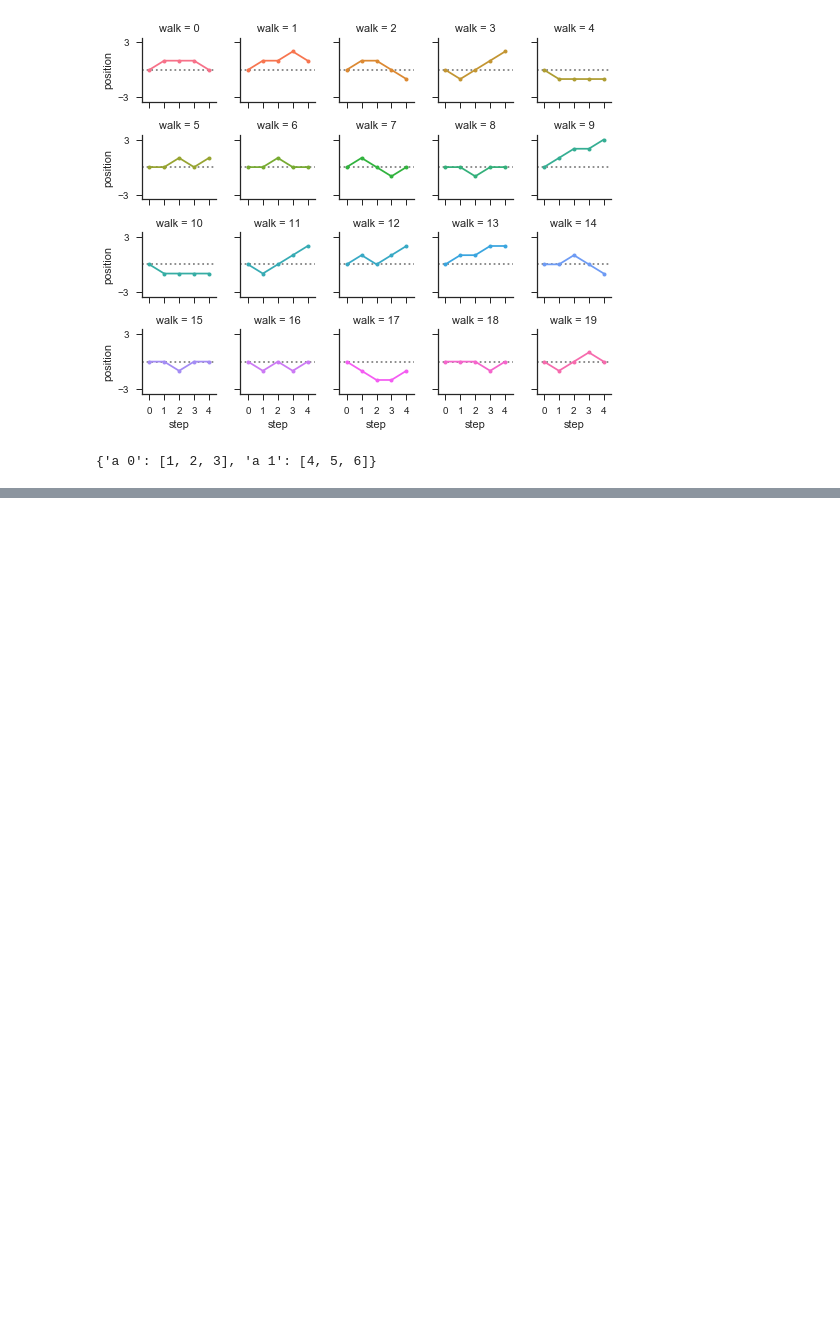
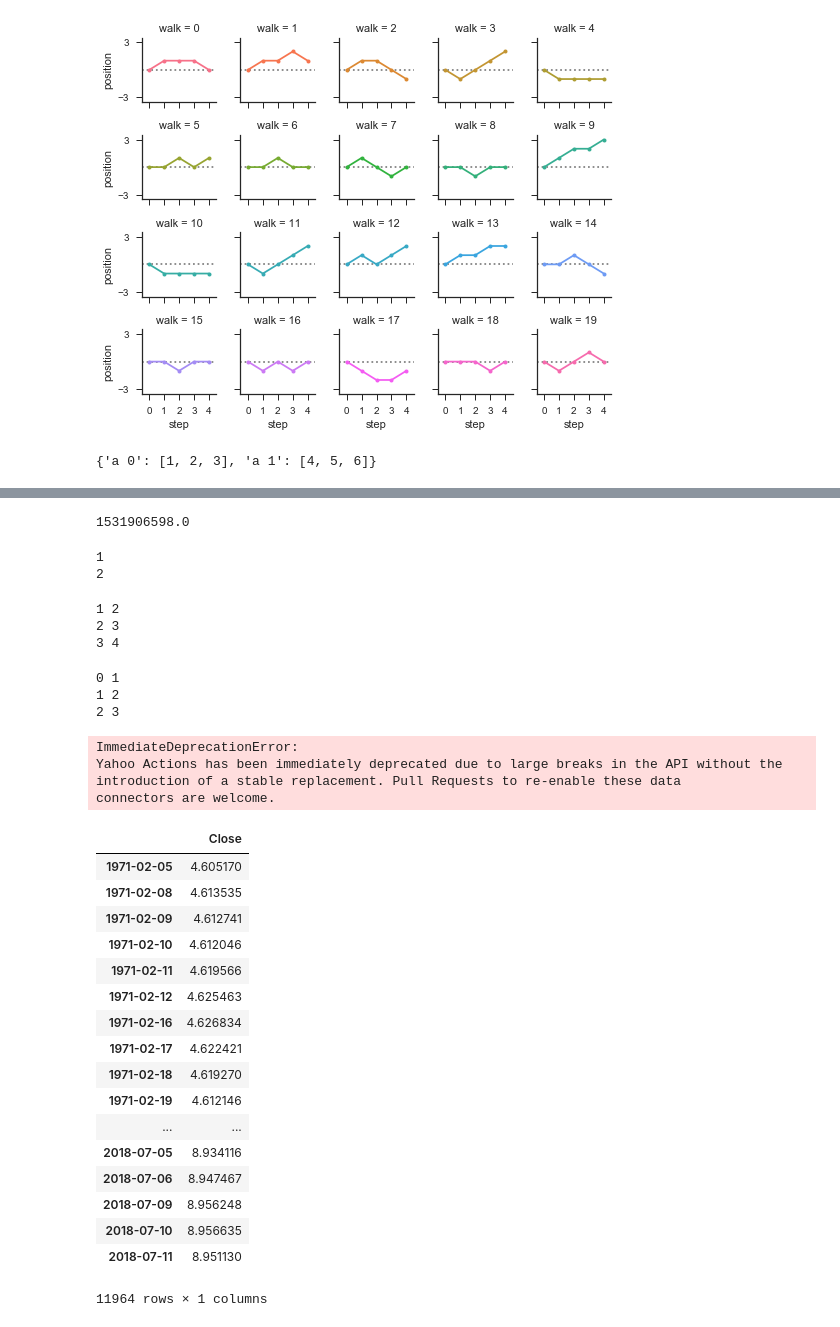
Before and after one commit to mbaddar/BTCWavelet, a Jupyter notebook: notebooks/Plot.ipynb, the cells around one changed output, grey strips where cells are left out. Saved outputs shown, nothing was run; the diff lists cells and outputs as text; code cells hidden in the pictures; blank space fills up the shorter version.

```diff
--- a/notebooks/Plot.ipynb
+++ b/notebooks/Plot.ipynb
@@ -79,0 +235,79 @@ dict( ("a %d" %x, a[x]) for x in range(len(a)) )
+# %%
+import time, numpy as np
+np.round(time.time())
+# %% [output]
+1531906598.0
+# %%
+for i in range(1,3):
+    print(i)
+# %% [output]
+1
+2
+# %%
+for a,b in [(1,2),(2,3) ,(3,4)]:
+    print (a,b)
+# %% [output]
+1 2
+2 3
+3 4
+# %%
+symbols = [1,2,3]
+for idx, val in enumerate(symbols):
+    print(idx, val)
+# %% [output]
+0 1
+1 2
+2 3
+# %%
+from pandas_datareader import data as pdr
+import fix_yahoo_finance
+
+data = pdr.get_data_yahoo('APPL', start='2017-04-23', end='2017-05-24')
+cols = ['Date', 'Open', 'High', 'Low', 'Close', 'Volume', 'Adj Close']
+data.reindex(columns=cols)
+# %% [output]
+ImmediateDeprecationError:
+Yahoo Actions has been immediately deprecated due to large breaks in the API without the
+introduction of a stable replacement. Pull Requests to re-enable these data
+connectors are welcome.
+# %%
+import pandas as pd
+import numpy as np
+from datetime import datetime
+#import pandas.DataFrame as DF
+daily_data = pd.read_csv( "../Data/Stock/NASDAQCOM.csv", sep=',', index_col = 0, names=['Close'], header=None )
+num_days = len(daily_data)
+timeseries = range(0, num_days)
+values = [daily_data['Close'][i] for i in range(num_days)]
+datetimes = map(lambda tm: datetime.strptime( tm, "%Y-%m-%d") , daily_data.index.tolist())
+def fl(x):
+    try:
+        x=float(x)
+    except ValueError:
+        x=np.nan
+daily_data['Close'] = daily_data['Close'].apply( lambda x: np.nan if x=='.' else float(x) ).apply( lambda x: np.log(x) )
+
+daily_data = daily_data [  np.isnan(daily_data['Close'])==False  ]
+# a = 'a'
+# if type(a) == str:
+#     print("str")
+#daily_data
+# %% [output]
+|  | Close |
+| 1971-02-05 | 4.605170 |
+| 1971-02-08 | 4.613535 |
+| 1971-02-09 | 4.612741 |
+| 1971-02-10 | 4.612046 |
+| 1971-02-11 | 4.619566 |
+| 1971-02-12 | 4.625463 |
+| 1971-02-16 | 4.626834 |
+| 1971-02-17 | 4.622421 |
+| 1971-02-18 | 4.619270 |
+| 1971-02-19 | 4.612146 |
+| ... | ... |
+| 2018-07-05 | 8.934116 |
+| 2018-07-06 | 8.947467 |
+| 2018-07-09 | 8.956248 |
+| 2018-07-10 | 8.956635 |
+| 2018-07-11 | 8.951130 |
+11964 rows × 1 columns
```
Also changed, not shown: parts of 15 cells of this notebook, 31 other files.
